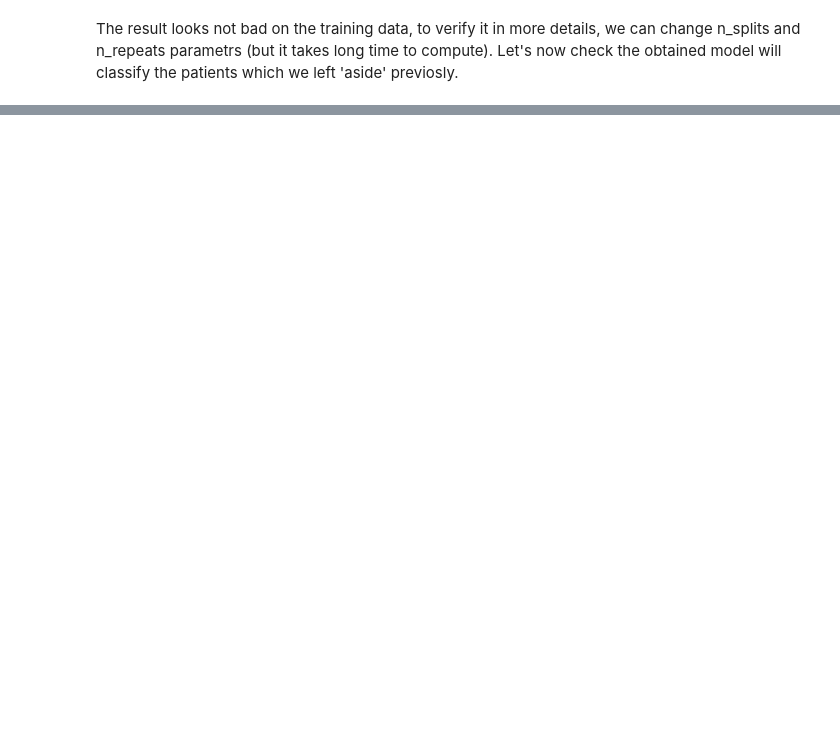
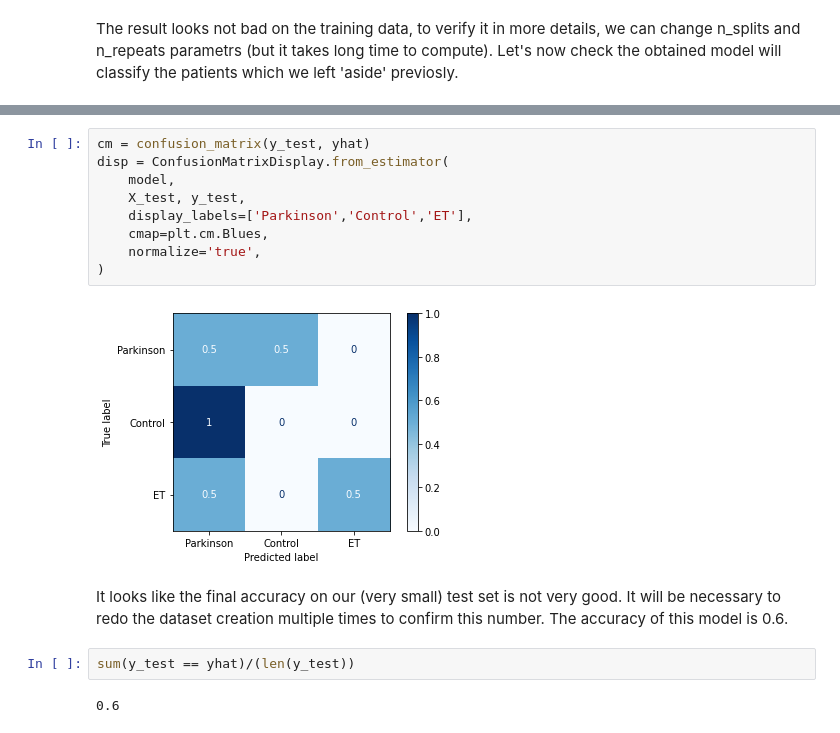
Before and after one commit to margokhokhlova/parkinson_project, a Jupyter notebook: classification/xgboost_classification.ipynb, the cells around one changed output, grey strips where cells are left out. Drawn from its saved outputs; the diff is of its cells as text; blank space fills up the shorter version.

```diff
--- a/classification/xgboost_classification.ipynb
+++ b/classification/xgboost_classification.ipynb
@@ -261,0 +322,19 @@ The result looks not bad on the training data, to verify it in more details, we
+# %%
+cm = confusion_matrix(y_test, yhat)
+disp = ConfusionMatrixDisplay.from_estimator(
+    model,
+    X_test, y_test,
+    display_labels=['Parkinson','Control','ET'],
+    cmap=plt.cm.Blues,
+    normalize='true',
+)
+# %% [output]
+[figure, added]
+# %% [markdown]
+It looks like the final accuracy on our (very small) test set is not very good.
+It will be necessary to redo the dataset creation multiple times to confirm this number.
+The accuracy of this model is 0.6.
+# %%
+sum(y_test == yhat)/(len(y_test))
+# %% [output]
+0.6
```
Also changed, not shown: parts of 99 cells of this notebook, 4 other files.
